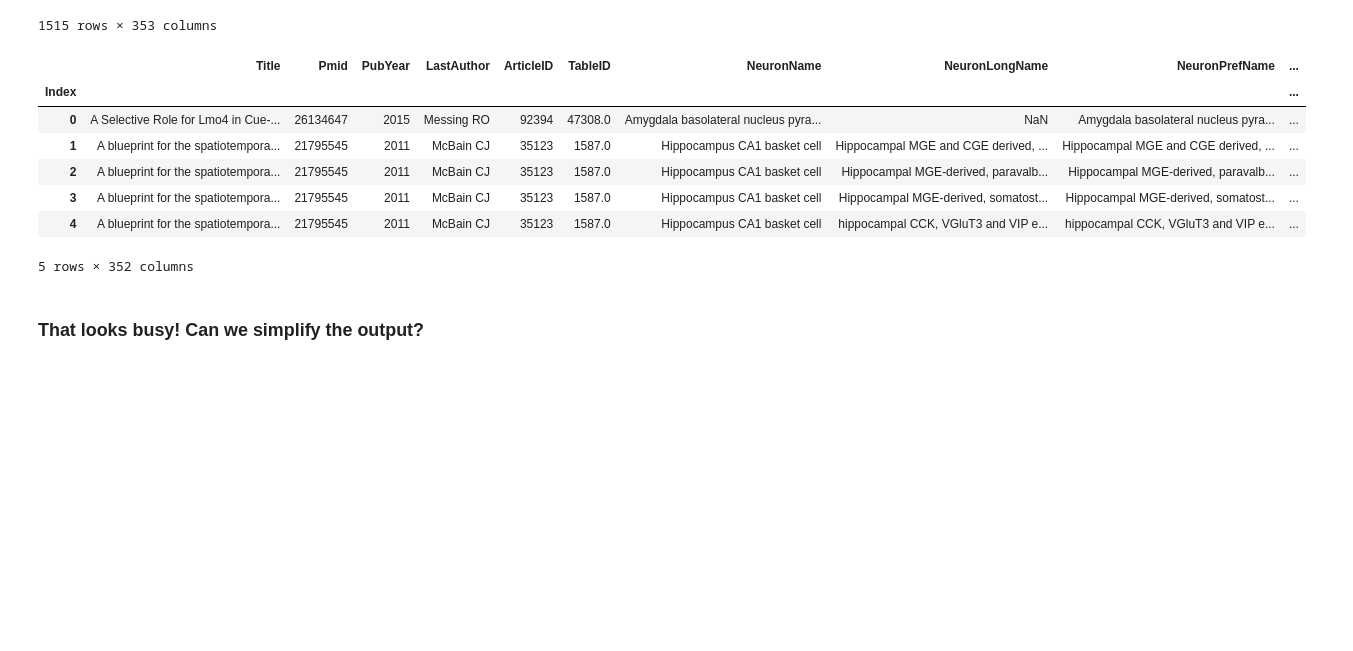
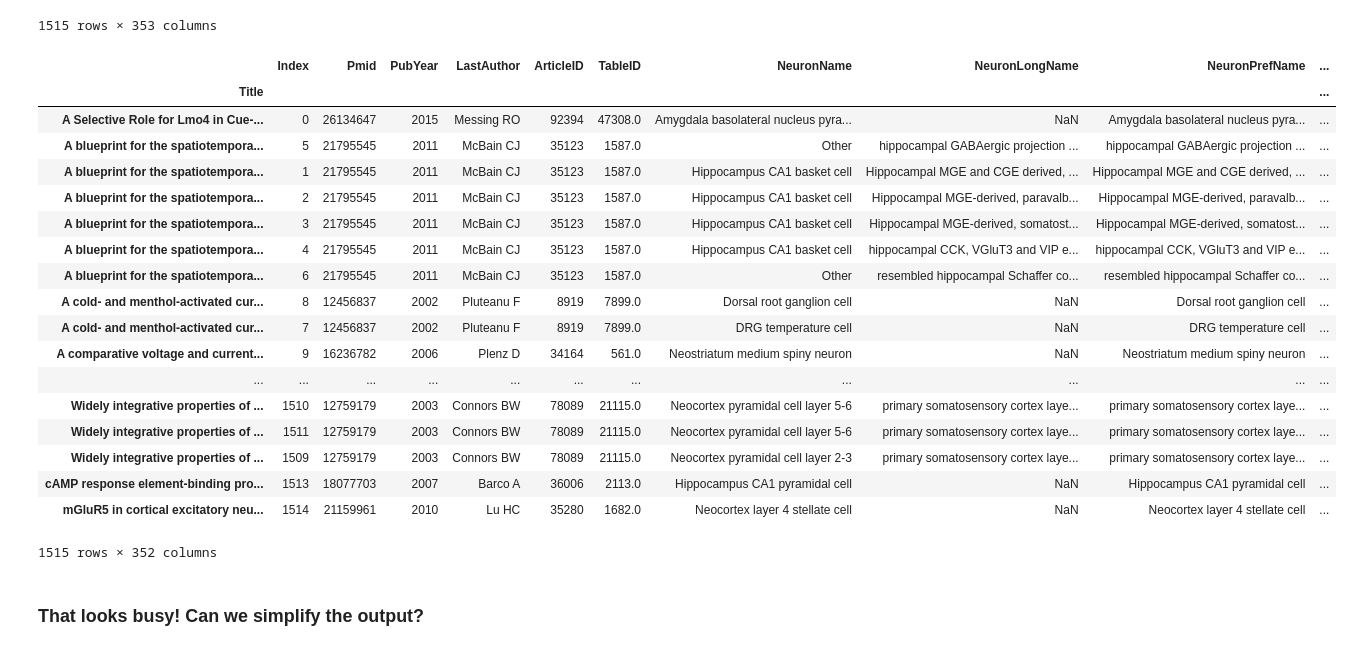
Before and after one commit to rgerkin/dacn-lectures, a Jupyter notebook: reading-neuroelectro-data.ipynb, the cells around one changed output. Cells and saved outputs as stored; diff of their text form; code cells hidden in the pictures; blank space fills up the shorter version.

```diff
--- a/reading-neuroelectro-data.ipynb
+++ b/reading-neuroelectro-data.ipynb
@@ -35,19 +35,30 @@ pd.read_csv(file_name,delimiter='\t') # Load and display the data as a dataframe
 | 1514 | 521 | Electrophysiological properties o... | 6737292 | 1984 | LlinÃ¡s R | 46161 | NaN | Thalamus relay cell | NaN | ... |
 1515 rows × 353 columns
 # %%
-df = pd.read_csv(file_name,delimiter='\t',index_col='Index') # load into a dataframe using the 'Index' column as an index,
+df = pd.read_csv(file_name,delimiter='\t',index_col='Title') # load into a dataframe using the 'Index' column as an index,
                                                              # and store as a variable called 'df'
 df = df.sort_index() # Sort this dataframe
-df.head() # Show only the first 5 (or however many you want) rows
+df # Show only the first 5 (or however many you want) rows
 # %% [output]
-|  | Title | Pmid | PubYear | LastAuthor | ArticleID | TableID | NeuronName | NeuronLongName | NeuronPrefName | ... |
-| Index |  |  |  |  |  |  |  |  |  | ... |
-| 0 | A Selective Role for Lmo4 in Cue-... | 26134647 | 2015 | Messing RO | 92394 | 47308.0 | Amygdala basolateral nucleus pyra... | NaN | Amygdala basolateral nucleus pyra... | ... |
-| 1 | A blueprint for the spatiotempora... | 21795545 | 2011 | McBain CJ | 35123 | 1587.0 | Hippocampus CA1 basket cell | Hippocampal MGE and CGE derived, ... | Hippocampal MGE and CGE derived, ... | ... |
-| 2 | A blueprint for the spatiotempora... | 21795545 | 2011 | McBain CJ | 35123 | 1587.0 | Hippocampus CA1 basket cell | Hippocampal MGE-derived, paravalb... | Hippocampal MGE-derived, paravalb... | ... |
-| 3 | A blueprint for the spatiotempora... | 21795545 | 2011 | McBain CJ | 35123 | 1587.0 | Hippocampus CA1 basket cell | Hippocampal MGE-derived, somatost... | Hippocampal MGE-derived, somatost... | ... |
-| 4 | A blueprint for the spatiotempora... | 21795545 | 2011 | McBain CJ | 35123 | 1587.0 | Hippocampus CA1 basket cell | hippocampal CCK, VGluT3 and VIP e... | hippocampal CCK, VGluT3 and VIP e... | ... |
+|  | Index | Pmid | PubYear | LastAuthor | ArticleID | TableID | NeuronName | NeuronLongName | NeuronPrefName | ... |
+| Title |  |  |  |  |  |  |  |  |  | ... |
+| A Selective Role for Lmo4 in Cue-... | 0 | 26134647 | 2015 | Messing RO | 92394 | 47308.0 | Amygdala basolateral nucleus pyra... | NaN | Amygdala basolateral nucleus pyra... | ... |
+| A blueprint for the spatiotempora... | 5 | 21795545 | 2011 | McBain CJ | 35123 | 1587.0 | Other | hippocampal GABAergic projection ... | hippocampal GABAergic projection ... | ... |
+| A blueprint for the spatiotempora... | 1 | 21795545 | 2011 | McBain CJ | 35123 | 1587.0 | Hippocampus CA1 basket cell | Hippocampal MGE and CGE derived, ... | Hippocampal MGE and CGE derived, ... | ... |
+| A blueprint for the spatiotempora... | 2 | 21795545 | 2011 | McBain CJ | 35123 | 1587.0 | Hippocampus CA1 basket cell | Hippocampal MGE-derived, paravalb... | Hippocampal MGE-derived, paravalb... | ... |
+| A blueprint for the spatiotempora... | 3 | 21795545 | 2011 | McBain CJ | 35123 | 1587.0 | Hippocampus CA1 basket cell | Hippocampal MGE-derived, somatost... | Hippocampal MGE-derived, somatost... | ... |
+| A blueprint for the spatiotempora... | 4 | 21795545 | 2011 | McBain CJ | 35123 | 1587.0 | Hippocampus CA1 basket cell | hippocampal CCK, VGluT3 and VIP e... | hippocampal CCK, VGluT3 and VIP e... | ... |
+| A blueprint for the spatiotempora... | 6 | 21795545 | 2011 | McBain CJ | 35123 | 1587.0 | Other | resembled hippocampal Schaffer co... | resembled hippocampal Schaffer co... | ... |
+| A cold- and menthol-activated cur... | 8 | 12456837 | 2002 | Pluteanu F | 8919 | 7899.0 | Dorsal root ganglion cell | NaN | Dorsal root ganglion cell | ... |
+| A cold- and menthol-activated cur... | 7 | 12456837 | 2002 | Pluteanu F | 8919 | 7899.0 | DRG temperature cell | NaN | DRG temperature cell | ... |
+| A comparative voltage and current... | 9 | 16236782 | 2006 | Plenz D | 34164 | 561.0 | Neostriatum medium spiny neuron | NaN | Neostriatum medium spiny neuron | ... |
+| ... | ... | ... | ... | ... | ... | ... | ... | ... | ... | ... |
+| Widely integrative properties of ... | 1510 | 12759179 | 2003 | Connors BW | 78089 | 21115.0 | Neocortex pyramidal cell layer 5-6 | primary somatosensory cortex laye... | primary somatosensory cortex laye... | ... |
+| Widely integrative properties of ... | 1511 | 12759179 | 2003 | Connors BW | 78089 | 21115.0 | Neocortex pyramidal cell layer 5-6 | primary somatosensory cortex laye... | primary somatosensory cortex laye... | ... |
+| Widely integrative properties of ... | 1509 | 12759179 | 2003 | Connors BW | 78089 | 21115.0 | Neocortex pyramidal cell layer 2-3 | primary somatosensory cortex laye... | primary somatosensory cortex laye... | ... |
+| cAMP response element-binding pro... | 1513 | 18077703 | 2007 | Barco A | 36006 | 2113.0 | Hippocampus CA1 pyramidal cell | NaN | Hippocampus CA1 pyramidal cell | ... |
+| mGluR5 in cortical excitatory neu... | 1514 | 21159961 | 2010 | Lu HC | 35280 | 1682.0 | Neocortex layer 4 stellate cell | NaN | Neocortex layer 4 stellate cell | ... |
-5 rows × 352 columns
+1515 rows × 352 columns
 # %% [markdown]
 ### That looks busy!  Can we simplify the output?
 # %%
```
Also changed, not shown: parts of 4 cells of this notebook, 6 other files.
